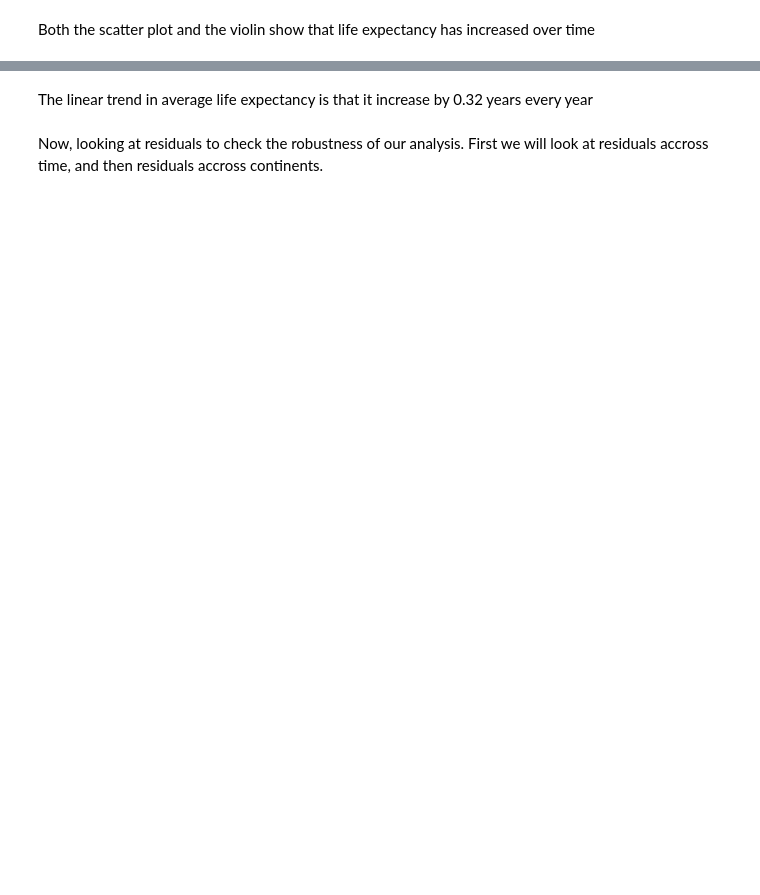
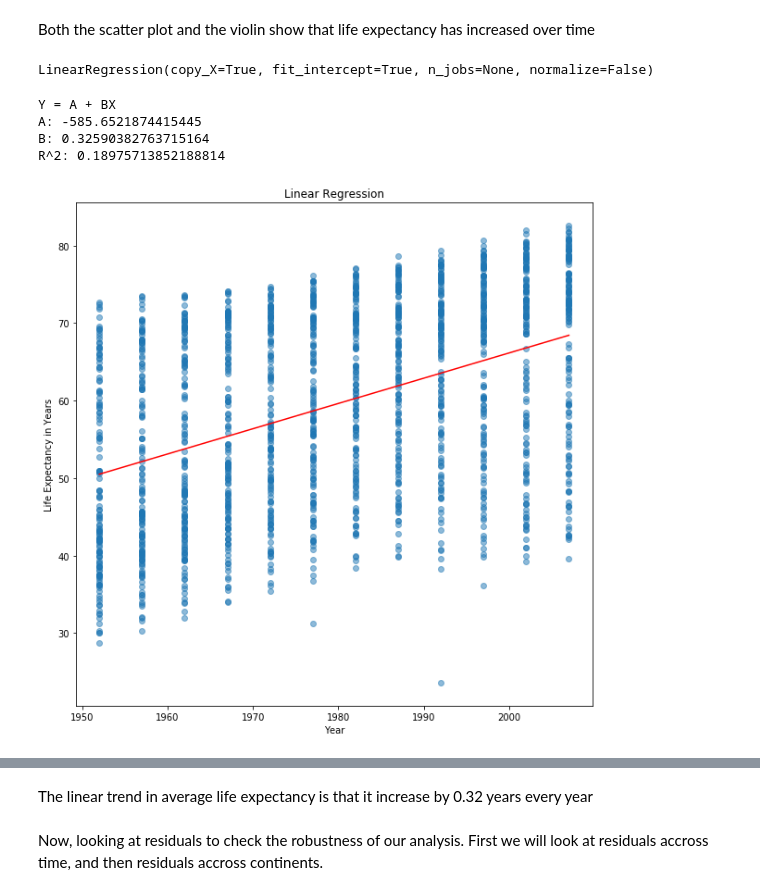
Before and after one commit to raghavgupta16/Python-Projects, a Jupyter notebook: Gapminder_Continents.ipynb, the cells around one changed output, grey strips where cells are left out. Cells and saved outputs as stored; diff of their text form; code cells hidden in the pictures; blank space fills up the shorter version.

```diff
--- a/Gapminder_Continents.ipynb
+++ b/Gapminder_Continents.ipynb
@@ -37,0 +20,6 @@ ggplot(aes(x='year', y='lifeExp'), data=data) + geom_violin() + labs(title="life
+# %%
+# Create the Data Frames and Variables for Analysis
+
+gap = data[['year', 'lifeExp', 'continent']].sort_values(by=['year'])
+year = gap['year']
+lifexp = gap['lifeExp']
@@ -56 +66,35 @@ plt.show()
+# %%
+# Model specification
+
+model = linear_model.LinearRegression()
+x = np.array(data['year']).reshape(len(data['year']),1)
+y = data['lifeExp']
+model.fit(x,y)
+# %% [output]
+LinearRegression(copy_X=True, fit_intercept=True, n_jobs=None, normalize=False)
+# %%
+
+
+print('Y = A + BX')
+print('A: {}'.format(model.intercept_))
+print('B: {}'.format(model.coef_[0]))
+print('R^2: {}'.format(model.score(x,y)))
+# %% [output]
+Y = A + BX
+A: -585.6521874415445
+B: 0.32590382763715164
+R^2: 0.18975713852188814
+# %%
+# Plot the figure
+
+plt.figure (figsize = (10,10))
+plt.plot(year,lifexp,'o', alpha = 0.5)
+m,b = np.polyfit(x[:,0],y,1)
+plt.plot(x,m*x+b,'r')
+plt.title('Linear Regression')
+plt.xlabel("Year")
+plt.ylabel("Life Expectancy in Years")
+plt.show()
+# %% [output]
+[figure, added]
 # %%
```
Also changed, not shown: parts of 22 cells of this notebook.
